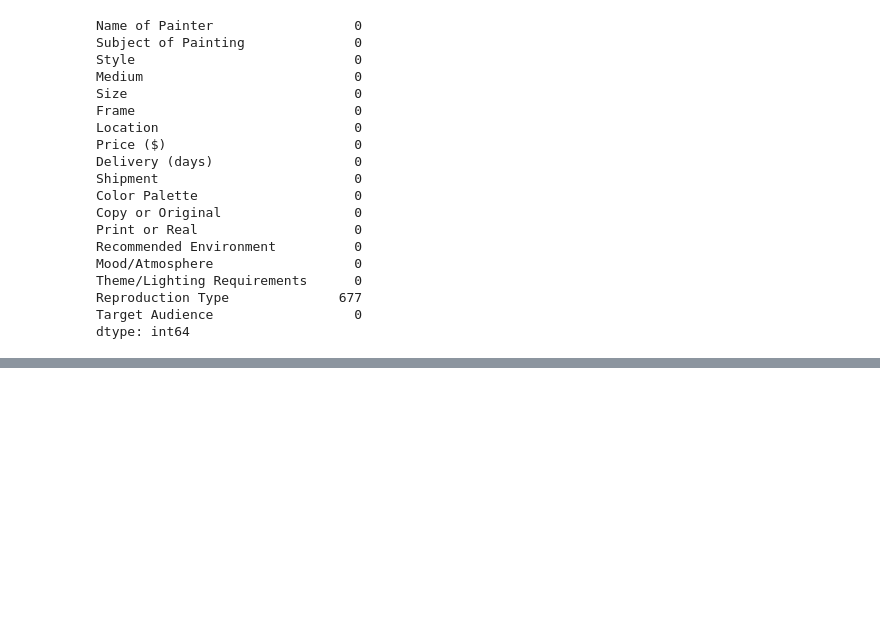
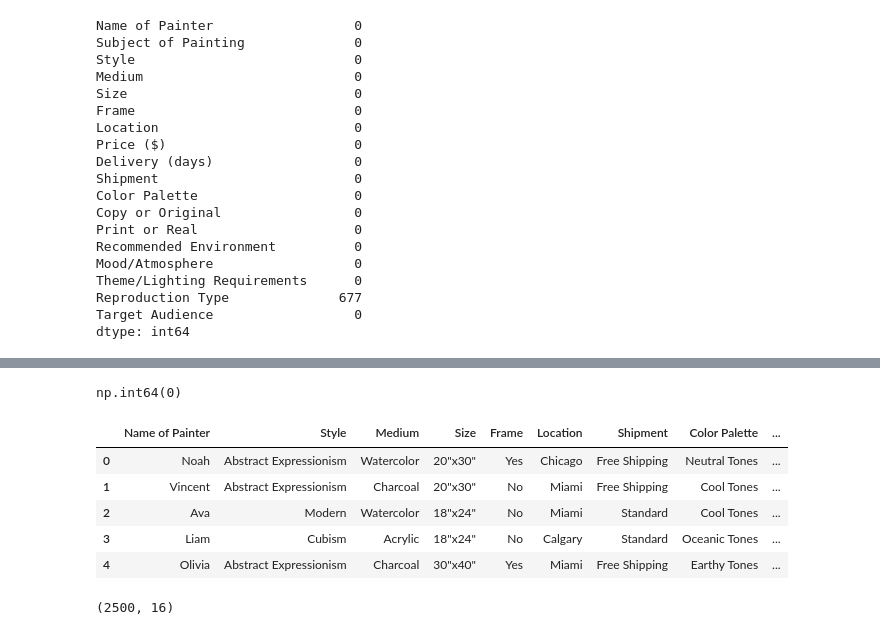
Before and after one commit to sba25155-isabella/Machine-Learning_CA1_IsabellaGubitoso_sba25155, a Jupyter notebook: IsabellaGubitoso_MLHDip_CA1.ipynb, the cells around one changed output, grey strips where cells are left out. Cells and saved outputs as stored; diff of their text form; code cells hidden in the pictures; blank space fills up the shorter version.

```diff
--- a/IsabellaGubitoso_MLHDip_CA1.ipynb
+++ b/IsabellaGubitoso_MLHDip_CA1.ipynb
@@ -80,0 +83,7 @@ dtype: int64
+# %%
+df['Reproduction Type'] = df['Reproduction Type'].fillna('Not Applicable')
+# %%
+df = df.drop_duplicates()
+# %%
+columns_to_drop = ['Delivery (days)']
+df = df.drop(columns_to_drop, axis=1)
@@ -80,0 +115,25 @@ dtype: int64
+# %%
+df.duplicated().sum()
+# %% [output]
+np.int64(0)
+# %%
+X = df[['Name of Painter', 'Style', 'Medium', 'Size', 'Frame', 'Location',
+        'Shipment', 'Color Palette', 'Copy or Original', 'Print or Real',
+        'Recommended Environment', 'Mood/Atmosphere', 'Theme/Lighting Requirements',
+        'Reproduction Type', 'Target Audience']]
+y = df['Price ($)']
+# %%
+df = pd.concat([X,y], axis=1)
+
+df.head()
+# %% [output]
+|  | Name of Painter | Style | Medium | Size | Frame | Location | Shipment | Color Palette | ... |
+| 0 | Noah | Abstract Expressionism | Watercolor | 20"x30" | Yes | Chicago | Free Shipping | Neutral Tones | ... |
+| 1 | Vincent | Abstract Expressionism | Charcoal | 20"x30" | No | Miami | Free Shipping | Cool Tones | ... |
+| 2 | Ava | Modern | Watercolor | 18"x24" | No | Miami | Standard | Cool Tones | ... |
+| 3 | Liam | Cubism | Acrylic | 18"x24" | No | Calgary | Standard | Oceanic Tones | ... |
+| 4 | Olivia | Abstract Expressionism | Charcoal | 30"x40" | Yes | Miami | Free Shipping | Earthy Tones | ... |
+# %%
+df.shape
+# %% [output]
+(2500, 16)
```
Also changed, not shown: parts of 14 cells of this notebook.
